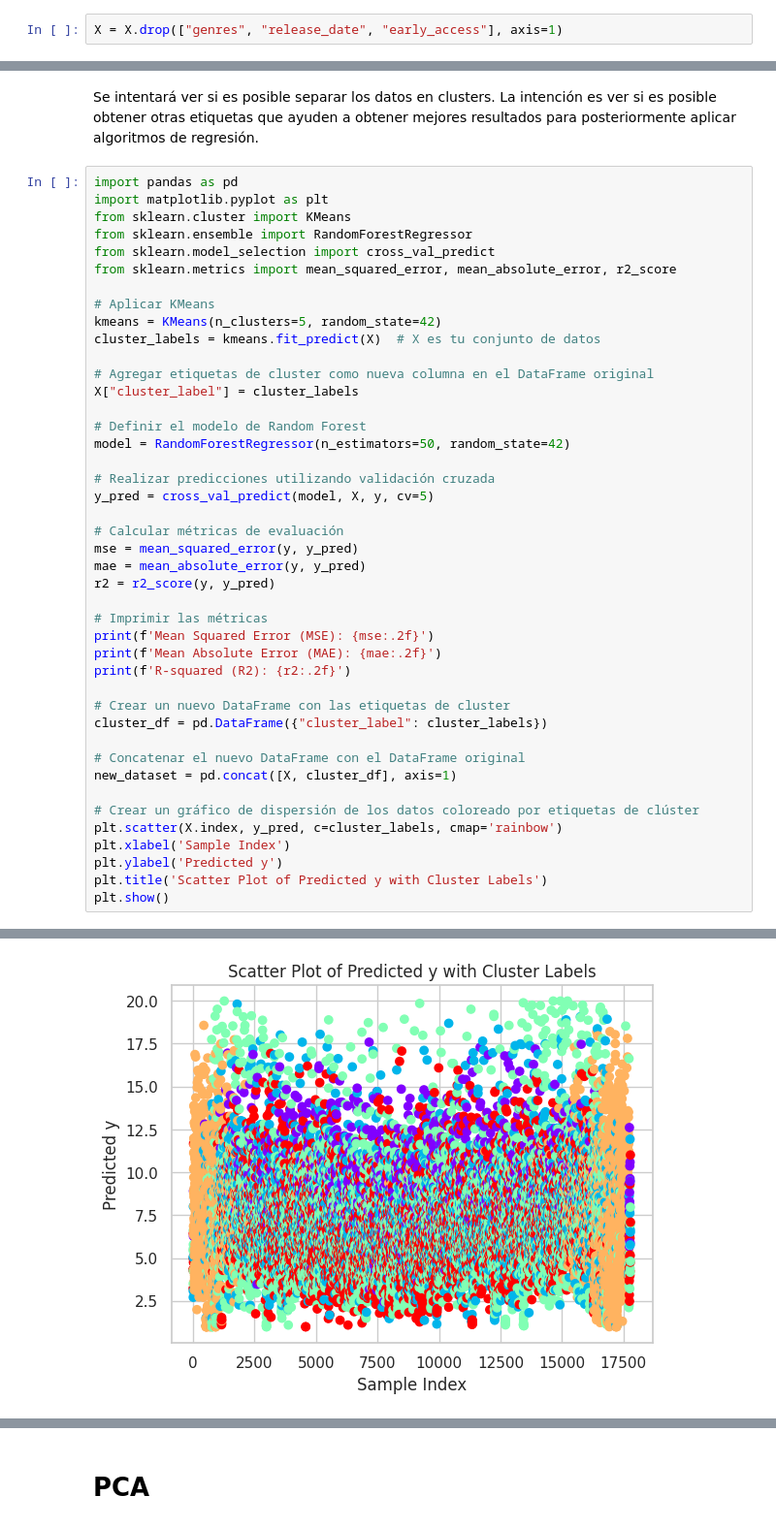
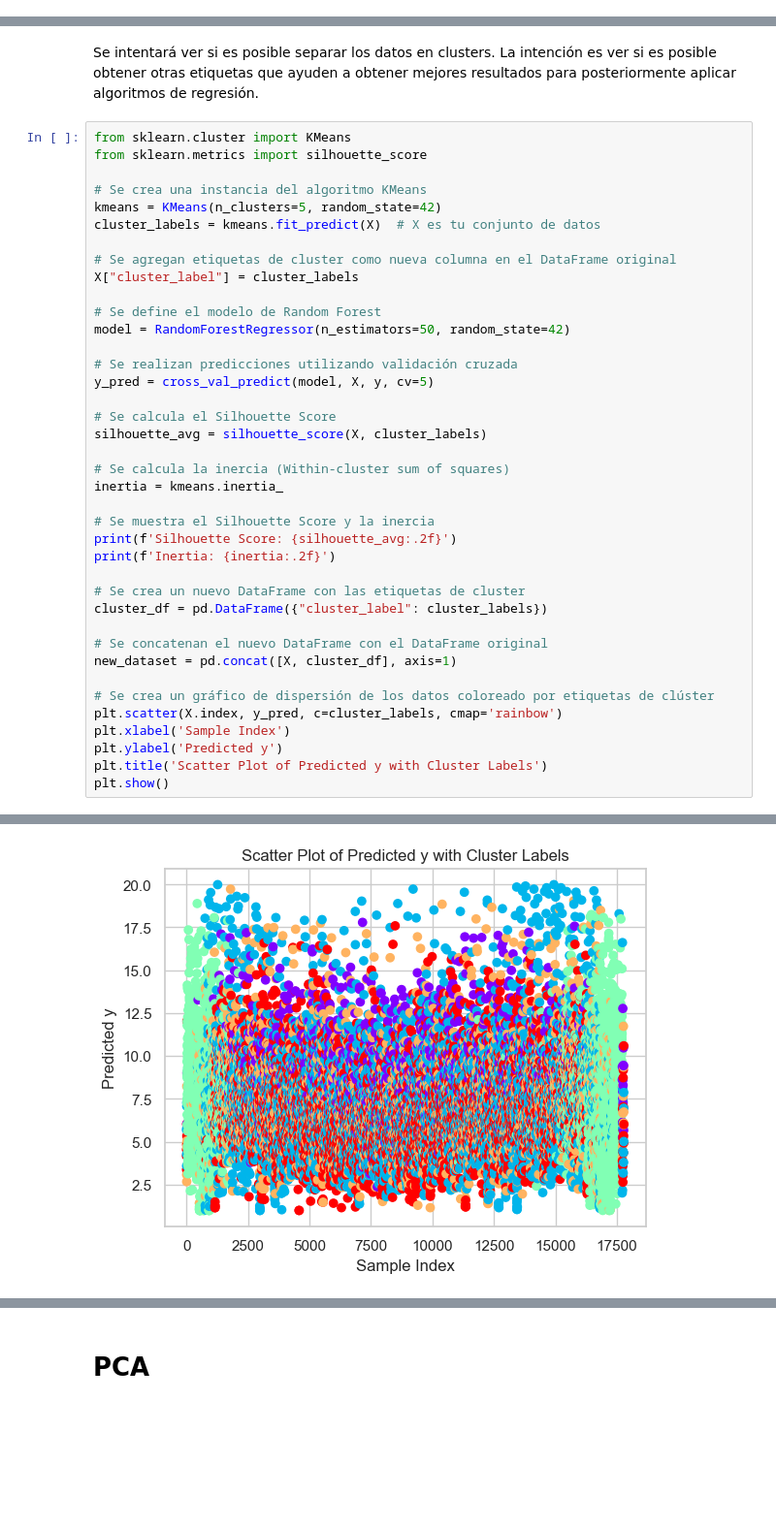
Before and after one commit to avbm090/Juegos-de-Steam-Data-Engineer-Nivel-Principiante-, a Jupyter notebook: eda_ml.ipynb, the cells around one changed output, grey strips where cells are left out. Shown at 97% size. Saved outputs shown, nothing was run; the diff lists cells and outputs as text; blank space fills up the shorter version.

```diff
--- a/eda_ml.ipynb
+++ b/eda_ml.ipynb
@@ -552,2 +579,0 @@ Esta última tabla muestra la importancia de las características del dataset ,
-# %%
-X = X.drop(["genres", "release_date", "early_access"], axis=1)
@@ -631,43 +656,39 @@ Mejores hiperparámetros:
 # %% [markdown]
 Se intentará ver si es posible separar los datos en clusters. La intención es ver si es posible obtener otras etiquetas que ayuden a obtener mejores resultados para posteriormente aplicar algoritmos de regresión.
 # %%
-import pandas as pd
-import matplotlib.pyplot as plt
 from sklearn.cluster import KMeans
-from sklearn.ensemble import RandomForestRegressor
-from sklearn.model_selection import cross_val_predict
-from sklearn.metrics import mean_squared_error, mean_absolute_error, r2_score
+from sklearn.metrics import silhouette_score
 
-# Aplicar KMeans
+# Se crea una instancia del algoritmo KMeans
 kmeans = KMeans(n_clusters=5, random_state=42)
 cluster_labels = kmeans.fit_predict(X)  # X es tu conjunto de datos
 
-# Agregar etiquetas de cluster como nueva columna en el DataFrame original
+# Se agregan etiquetas de cluster como nueva columna en el DataFrame original
 X["cluster_label"] = cluster_labels
 
-# Definir el modelo de Random Forest
+# Se define el modelo de Random Forest
 model = RandomForestRegressor(n_estimators=50, random_state=42)
 
-# Realizar predicciones utilizando validación cruzada
+# Se realizan predicciones utilizando validación cruzada
 y_pred = cross_val_predict(model, X, y, cv=5)
 
-# Calcular métricas de evaluación
-mse = mean_squared_error(y, y_pred)
-mae = mean_absolute_error(y, y_pred)
-r2 = r2_score(y, y_pred)
+# Se calcula el Silhouette Score
+silhouette_avg = silhouette_score(X, cluster_labels)
 
-# Imprimir las métricas
-print(f'Mean Squared Error (MSE): {mse:.2f}')
-print(f'Mean Absolute Error (MAE): {mae:.2f}')
-print(f'R-squared (R2): {r2:.2f}')
+# Se calcula la inercia (Within-cluster sum of squares)
+inertia = kmeans.inertia_
 
-# Crear un nuevo DataFrame con las etiquetas de cluster
+# Se muestra el Silhouette Score y la inercia
+print(f'Silhouette Score: {silhouette_avg:.2f}')
+print(f'Inertia: {inertia:.2f}')
+
+# Se crea un nuevo DataFrame con las etiquetas de cluster
 cluster_df = pd.DataFrame({"cluster_label": cluster_labels})
 
-# Concatenar el nuevo DataFrame con el DataFrame original
+# Se concatenan el nuevo DataFrame con el DataFrame original
 new_dataset = pd.concat([X, cluster_df], axis=1)
 
-# Crear un gráfico de dispersión de los datos coloreado por etiquetas de clúster
+# Se crea un gráfico de dispersión de los datos coloreado por etiquetas de clúster
 plt.scatter(X.index, y_pred, c=cluster_labels, cmap='rainbow')
 plt.xlabel('Sample Index')
 plt.ylabel('Predicted y')
@@ -680 +700 @@ R-squared (R2): 0.21
-[figure, old version]
+[figure, new version]
```
Also changed, not shown: parts of 32 cells of this notebook, 3 other files.
